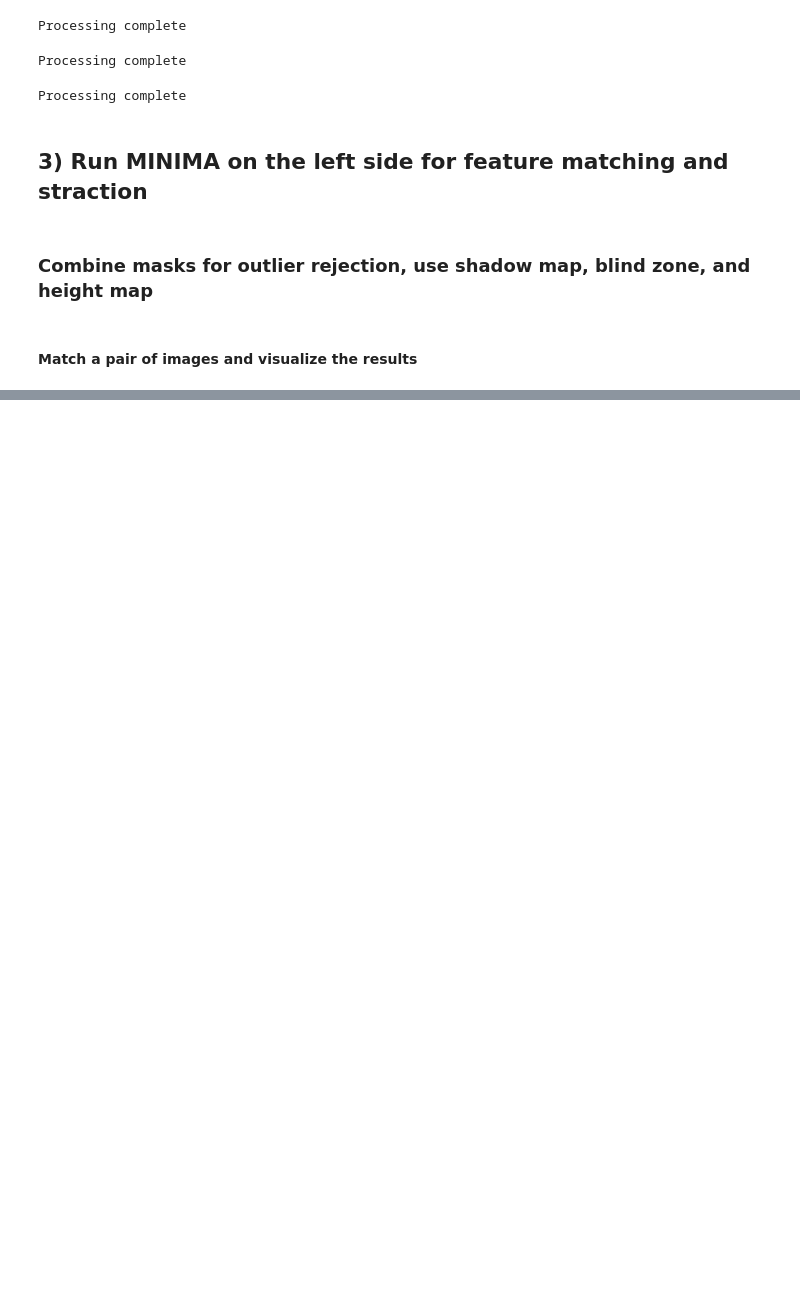
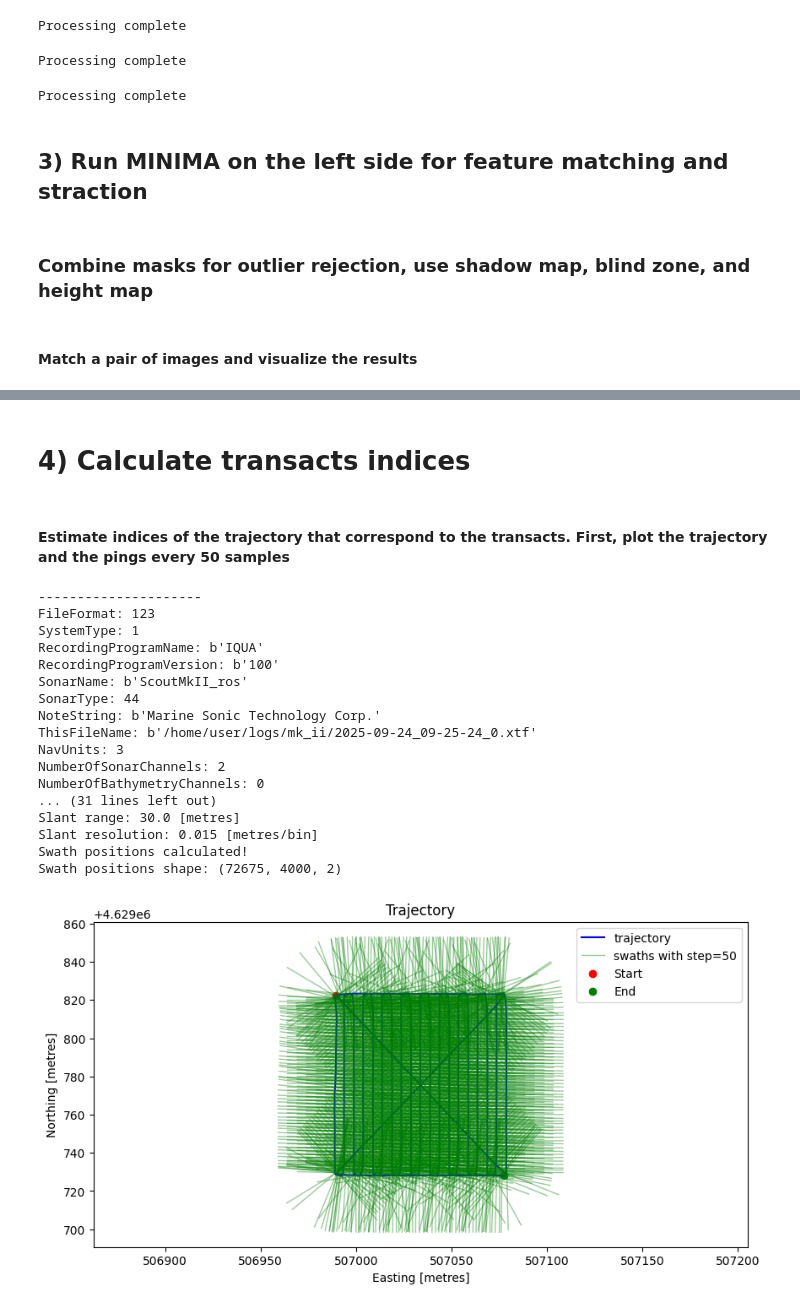
Before and after one commit to david-villanueva-02/HoP-SSS-Loop-Closure, a Jupyter notebook: loop_closure.ipynb, the cells around one changed output, grey strips where cells are left out. Drawn from its saved outputs; the diff is of its cells as text; code cells hidden in the pictures; blank space fills up the shorter version.

```diff
--- a/loop_closure.ipynb
+++ b/loop_closure.ipynb
@@ -352,0 +353,59 @@ Homography:
+# %% [markdown]
+# 4) Calculate transacts indices
+# %% [markdown]
+#### Estimate indices of the trajectory that correspond to the transacts. First, plot the trajectory and the pings every 50 samples
+# %%
+import physdnet.xtf_utils as xtf_utils
+import matplotlib.pyplot as plt
+
+data_load = xtf_utils.load_xtf(r"/home/david/Documents/IFRoS/Perception/HoP-SSS-Loop-Closure/data/2025-09-24_09-25-24_0.xtf")
+swaths, trajectory, altitude, roll, pitch, yaw = xtf_utils.calculate_swath_positions(data_load)
+
+_, ax = plt.subplots(figsize=(10,5))
+
+# Plot trajectory
+ax.plot(trajectory[:,0], trajectory[:,1], color="blue", label="trajectory")
+
+# Plot ping lines
+step = 50
+for i in range(0, swaths.shape[0], step):
+    start_point = swaths[i, 0, :]
+    end_point = swaths[i, -1, :]
+
+    x_vals = [start_point[0], end_point[0]]
+    y_vals = [start_point[1], end_point[1]]
+
+    if i == 0:
+        ax.plot(x_vals, y_vals, color='green', linestyle='-', alpha=0.4, linewidth=1, label=f"swaths with step={step}")
+    else:
+        ax.plot(x_vals, y_vals, color='green', linestyle='-', alpha=0.4, linewidth=1)
+
+ax.axis("equal")
+ax.set_title("Trajectory")
+ax.set_xlabel("Easting [metres]")
+ax.set_ylabel("Northing [metres]")
+ax.axis("equal")
+ax.scatter([trajectory[0,0]], [trajectory[0,1]], label="Start", c="red")
+ax.scatter([trajectory[-1,0]], [trajectory[-1,1]], label="End", c="green")
+ax.legend()
+
+plt.show()
+# %% [output]
+---------------------
+FileFormat: 123
+SystemType: 1
+RecordingProgramName: b'IQUA'
+RecordingProgramVersion: b'100'
+SonarName: b'ScoutMkII_ros'
+SonarType: 44
+NoteString: b'Marine Sonic Technology Corp.'
+ThisFileName: b'/home/user/logs/mk_ii/2025-09-24_09-25-24_0.xtf'
+NavUnits: 3
+NumberOfSonarChannels: 2
+NumberOfBathymetryChannels: 0
+... (31 lines left out)
+Slant range: 30.0 [metres]
+Slant resolution: 0.015 [metres/bin]
+Swath positions calculated!
+Swath positions shape: (72675, 4000, 2)
+[figure, added]
```
Also changed, not shown: parts of 5 cells of this notebook, 1 other file.
